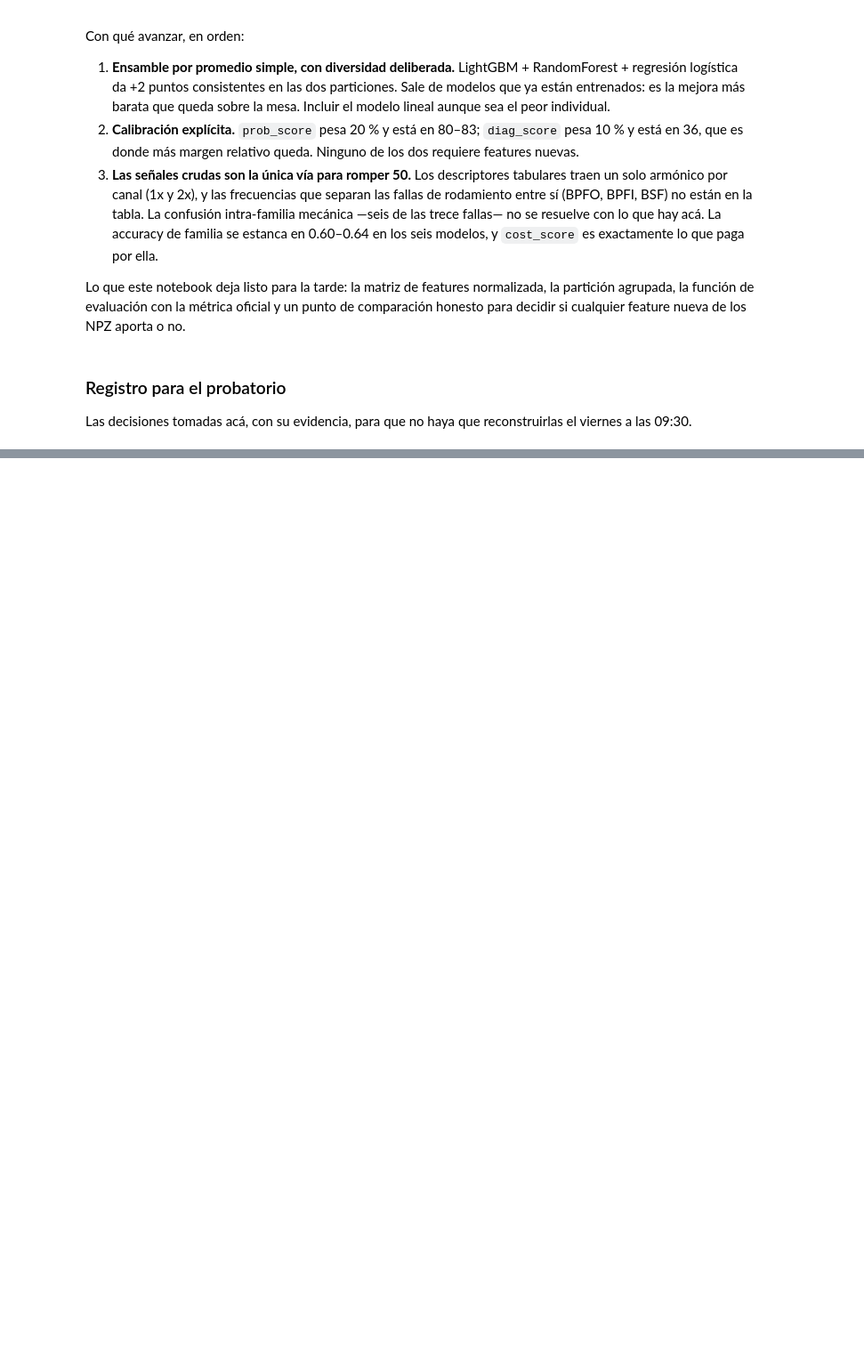
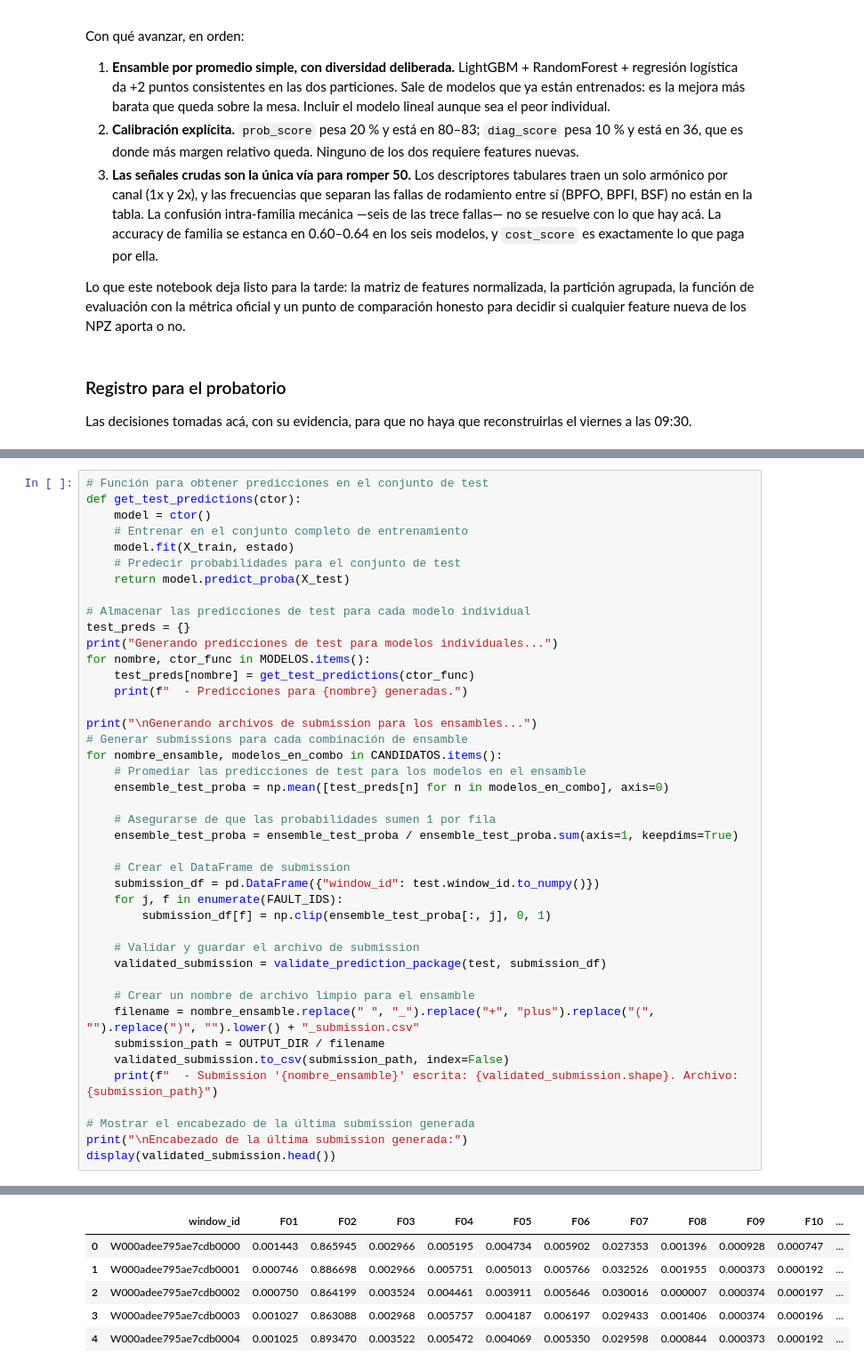
Before and after one commit to AcostaAlex10/hackathon-kit-Acosta-Borges-Pelinski, a Jupyter notebook: eda_y_benchmark__Anaipynb.ipynb, the cells around one changed output, grey strips where cells are left out. Shown at 89% size. Drawn from its saved outputs; the diff is of its cells as text; blank space fills up the shorter version.

```diff
--- a/eda_y_benchmark__Anaipynb.ipynb
+++ b/eda_y_benchmark__Anaipynb.ipynb
@@ -726,0 +812,43 @@ print("guardado en registro_benchmark.json")
+# %%
+# Función para obtener predicciones en el conjunto de test
+def get_test_predictions(ctor):
+    model = ctor()
+    # Entrenar en el conjunto completo de entrenamiento
+    model.fit(X_train, estado)
+    # Predecir probabilidades para el conjunto de test
+    return model.predict_proba(X_test)
+
+# Almacenar las predicciones de test para cada modelo individual
+test_preds = {}
+print("Generando predicciones de test para modelos individuales...")
+for nombre, ctor_func in MODELOS.items():
+    test_preds[nombre] = get_test_predictions(ctor_func)
+    print(f"  - Predicciones para {nombre} generadas.")
+
+print("\nGenerando archivos de submission para los ensambles...")
+# Generar submissions para cada combinación de ensamble
+for nombre_ensamble, modelos_en_combo in CANDIDATOS.items():
+    # Promediar las predicciones de test para los modelos en el ensamble
+    ensemble_test_proba = np.mean([test_preds[n] for n in modelos_en_combo], axis=0)
+
+    # Asegurarse de que las probabilidades sumen 1 por fila
+    ensemble_test_proba = ensemble_test_proba / ensemble_test_proba.sum(axis=1, keepdims=True)
+
+    # Crear el DataFrame de submission
+    submission_df = pd.DataFrame({"window_id": test.window_id.to_numpy()})
+    for j, f in enumerate(FAULT_IDS):
+        submission_df[f] = np.clip(ensemble_test_proba[:, j], 0, 1)
+
+    # Validar y guardar el archivo de submission
+    validated_submission = validate_prediction_package(test, submission_df)
+
+    # Crear un nombre de archivo limpio para el ensamble
+    filename = nombre_ensamble.replace(" ", "_").replace("+", "plus").replace("(", "").replace(")", "").lower() + "_submission.csv"
+    submission_path = OUTPUT_DIR / filename
+    validated_submission.to_csv(submission_path, index=False)
+    print(f"  - Submission '{nombre_ensamble}' escrita: {validated_submission.shape}. Archivo: {submission_path}")
+
+# Mostrar el encabezado de la última submission generada
+print("\nEncabezado de la última submission generada:")
+display(validated_submission.head())
+# %% [output]
@@ -726,0 +871,6 @@ print("guardado en registro_benchmark.json")
+|  | window_id | F01 | F02 | F03 | F04 | F05 | F06 | F07 | F08 | F09 | F10 | ... |
+| 0 | W000adee795ae7cdb0000 | 0.001443 | 0.865945 | 0.002966 | 0.005195 | 0.004734 | 0.005902 | 0.027353 | 0.001396 | 0.000928 | 0.000747 | ... |
+| 1 | W000adee795ae7cdb0001 | 0.000746 | 0.886698 | 0.002966 | 0.005751 | 0.005013 | 0.005766 | 0.032526 | 0.001955 | 0.000373 | 0.000192 | ... |
+| 2 | W000adee795ae7cdb0002 | 0.000750 | 0.864199 | 0.003524 | 0.004461 | 0.003911 | 0.005646 | 0.030016 | 0.000007 | 0.000374 | 0.000197 | ... |
+| 3 | W000adee795ae7cdb0003 | 0.001027 | 0.863088 | 0.002968 | 0.005757 | 0.004187 | 0.006197 | 0.029433 | 0.001406 | 0.000374 | 0.000196 | ... |
+| 4 | W000adee795ae7cdb0004 | 0.001025 | 0.893470 | 0.003522 | 0.005472 | 0.004069 | 0.005350 | 0.029598 | 0.000844 | 0.000373 | 0.000192 | ... |
```
Also changed, not shown: parts of 11 cells of this notebook.
